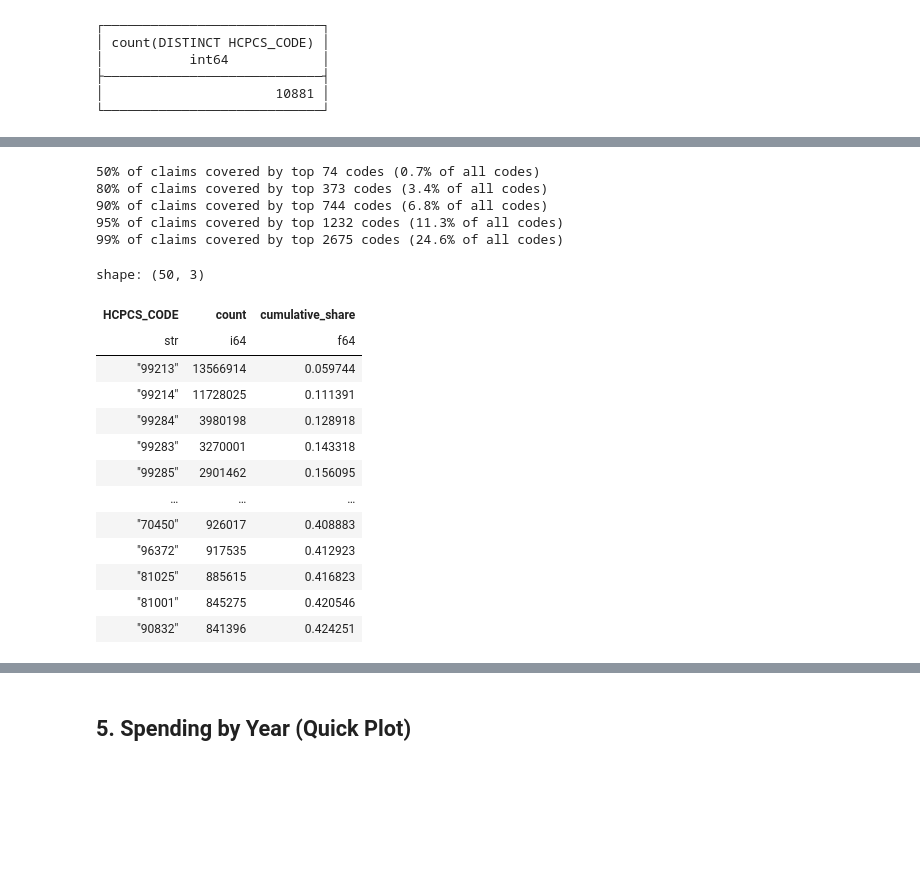
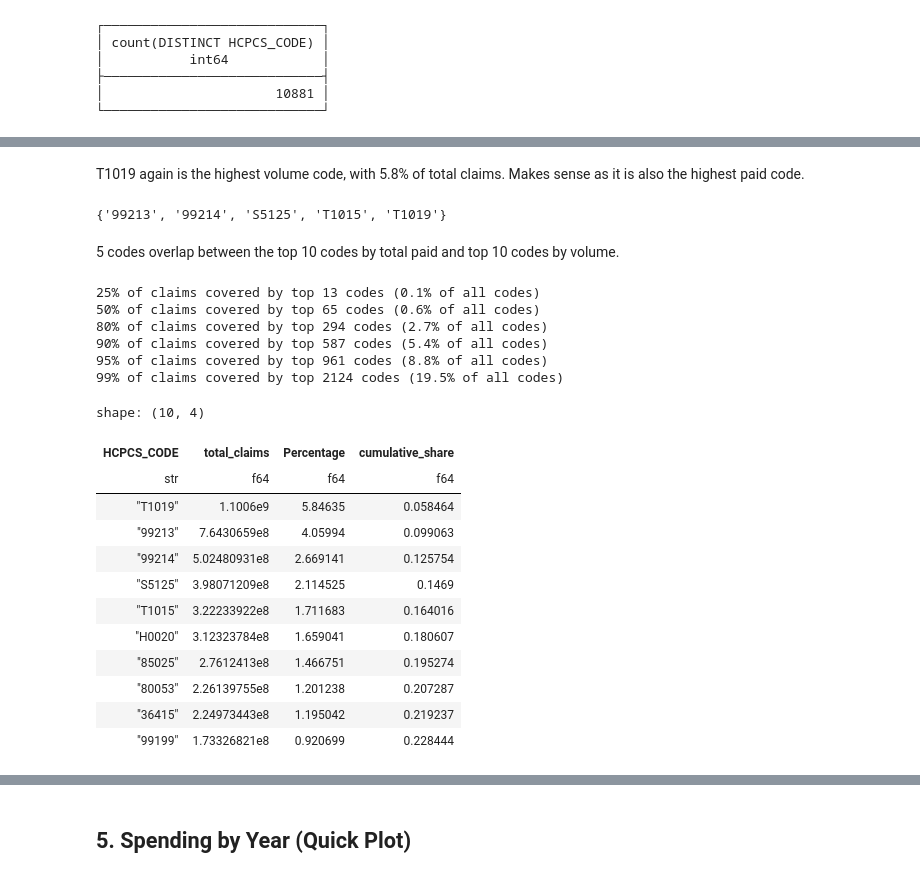
Before and after one commit to adilkassim/medicaid-provider-spending, a Jupyter notebook: notebooks/01_eda.ipynb, the cells around one changed output, grey strips where cells are left out. Drawn from its saved outputs; the diff is of its cells as text; code cells hidden in the pictures; blank space fills up the shorter version.

```diff
--- a/notebooks/01_eda.ipynb
+++ b/notebooks/01_eda.ipynb
@@ -216,11 +207,14 @@ con.sql("SELECT COUNT(DISTINCT HCPCS_CODE) FROM medicaid")
 │                      10881 │
 └────────────────────────────┘
 # %%
+# Aggregate by procedure code: provider count, claim volume, and total spend —
+# sorted by most common codes first
+
 hcpcs = con.sql("""
-    SELECT HCPCS_CODE, COUNT(*) AS count, SUM(TOTAL_PAID) AS total_paid
+    SELECT HCPCS_CODE, COUNT(*) AS row_count, SUM(TOTAL_CLAIMS) as total_claims, SUM(TOTAL_PAID) AS total_paid
     FROM medicaid
     GROUP BY HCPCS_CODE
-    ORDER BY count DESC
+    ORDER BY row_count DESC
 """).pl()
-hcpcs
+hcpcs.head(10)
 # %% [output]
@@ -320,0 +332,6 @@ shape: (10_881, 4)
+# %%
+hcpcs_sorted_by_claims = hcpcs.sort("total_claims", descending=True)
+hcpcs_sorted_by_claims = hcpcs_sorted_by_claims.with_columns(
+    [(pl.col("total_claims").cast(pl.Float64) / pl.col("total_claims").cast(pl.Float64).sum()).alias("Percentage") * 100]
+)
+hcpcs_sorted_by_claims.head(n=10)
@@ -321,35 +352,46 @@ shape: (10_881, 4)
+# %% [markdown]
+T1019 again is the highest volume code, with 5.8% of total claims. Makes sense as it is also the highest paid code.
+# %%
+set(top_10) & set(hcpcs_sorted_by_claims.head(10)["HCPCS_CODE"].to_list())
+# %% [output]
+{'99213', '99214', 'S5125', 'T1015', 'T1019'}
+# %% [markdown]
+5 codes overlap between the top 10 codes by total paid and top 10 codes by volume.
 # %%
-hcpcs_sorted = hcpcs.sort("count", descending=True).with_columns(
-    [(pl.col("count").cum_sum() / pl.col("count").sum()).alias("cumulative_share")]
-)
+hcpcs_sorted_by_claims = hcpcs_sorted_by_claims.with_columns(
+    pl.col("total_claims").cast(pl.Float64)
+).with_columns([
+    (pl.col("total_claims").cum_sum() / pl.col("total_claims").sum()).alias("cumulative_share"),
+])
+
 
 threshold_codes = {}
-for threshold in [0.50, 0.80, 0.90, 0.95, 0.99]:
-    n = (hcpcs_sorted["cumulative_share"] <= threshold).sum() + 1
-    codes = hcpcs_sorted.head(n)["HCPCS_CODE"].to_list()
+for threshold in [0.25, 0.50, 0.80, 0.90, 0.95, 0.99]:
+    n = (hcpcs_sorted_by_claims["cumulative_share"] <= threshold).sum() + 1
+    codes = hcpcs_sorted_by_claims.head(n)["HCPCS_CODE"].to_list()
     threshold_codes[threshold] = codes
     print(
-        f"{threshold:.0%} of claims covered by top {n} codes ({n / len(hcpcs_sorted):.1%} of all codes)"
+        f"{threshold:.0%} of claims covered by top {n} codes ({n / len(hcpcs_sorted_by_claims):.1%} of all codes)"
     )
 
-hcpcs_sorted.select(["HCPCS_CODE", "count", "cumulative_share"]).head(50)
+hcpcs_sorted_by_claims.select(["HCPCS_CODE", "total_claims","Percentage", "cumulative_share"]).head(10)
 # %% [output]
-50% of claims covered by top 74 codes (0.7% of all codes)
-80% of claims covered by top 373 codes (3.4% of all codes)
-90% of claims covered by top 744 codes (6.8% of all codes)
-95% of claims covered by top 1232 codes (11.3% of all codes)
-99% of claims covered by top 2675 codes (24.6% of all codes)
+25% of claims covered by top 13 codes (0.1% of all codes)
+50% of claims covered by top 65 codes (0.6% of all codes)
+80% of claims covered by top 294 codes (2.7% of all codes)
+90% of claims covered by top 587 codes (5.4% of all codes)
+95% of claims covered by top 961 codes (8.8% of all codes)
+99% of claims covered by top 2124 codes (19.5% of all codes)
-shape: (50, 3)
+shape: (10, 4)
-| HCPCS_CODE | count | cumulative_share |
-| str | i64 | f64 |
-| "99213" | 13566914 | 0.059744 |
-| "99214" | 11728025 | 0.111391 |
-| "99284" | 3980198 | 0.128918 |
-| "99283" | 3270001 | 0.143318 |
-| "99285" | 2901462 | 0.156095 |
-| … | … | … |
-| "70450" | 926017 | 0.408883 |
-| "96372" | 917535 | 0.412923 |
-| "81025" | 885615 | 0.416823 |
-| "81001" | 845275 | 0.420546 |
-| "90832" | 841396 | 0.424251 |
+| HCPCS_CODE | total_claims | Percentage | cumulative_share |
+| str | f64 | f64 | f64 |
+| "T1019" | 1.1006e9 | 5.84635 | 0.058464 |
+| "99213" | 7.6430659e8 | 4.05994 | 0.099063 |
+| "99214" | 5.02480931e8 | 2.669141 | 0.125754 |
+| "S5125" | 3.98071209e8 | 2.114525 | 0.1469 |
+| "T1015" | 3.22233922e8 | 1.711683 | 0.164016 |
+| "H0020" | 3.12323784e8 | 1.659041 | 0.180607 |
+| "85025" | 2.7612413e8 | 1.466751 | 0.195274 |
+| "80053" | 2.26139755e8 | 1.201238 | 0.207287 |
+| "36415" | 2.24973443e8 | 1.195042 | 0.219237 |
+| "99199" | 1.73326821e8 | 0.920699 | 0.228444 |
```
Also changed, not shown: parts of 69 cells of this notebook.
